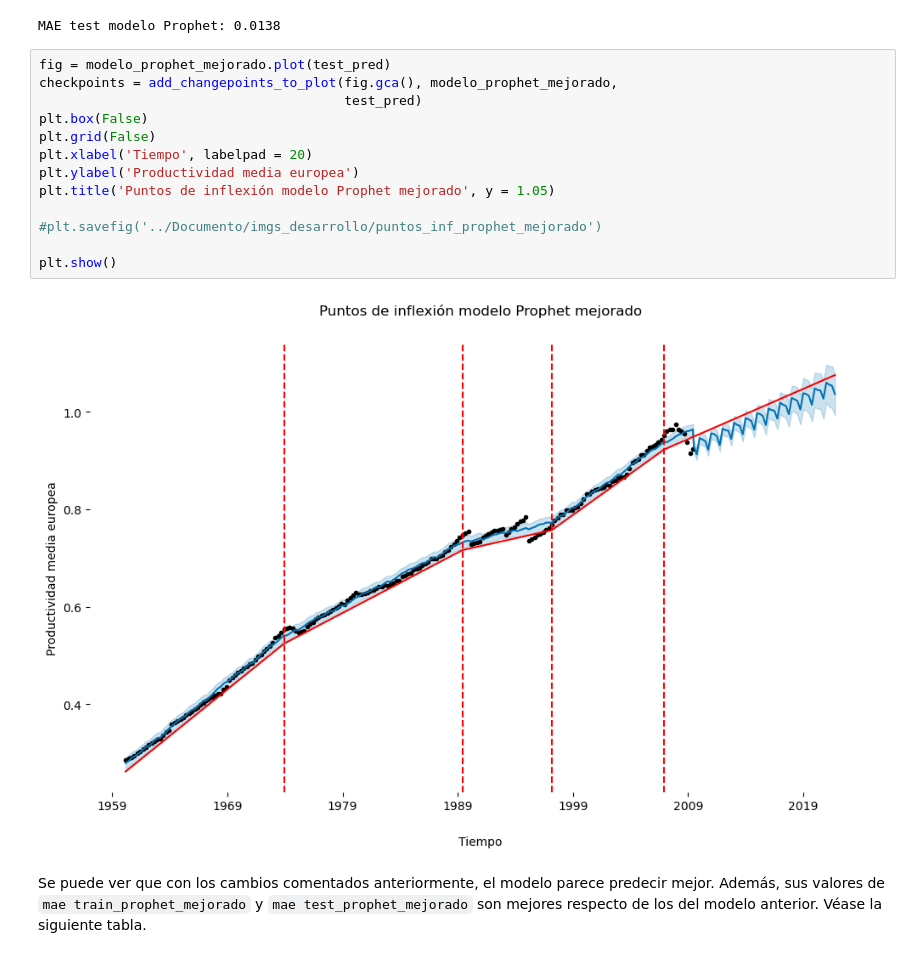
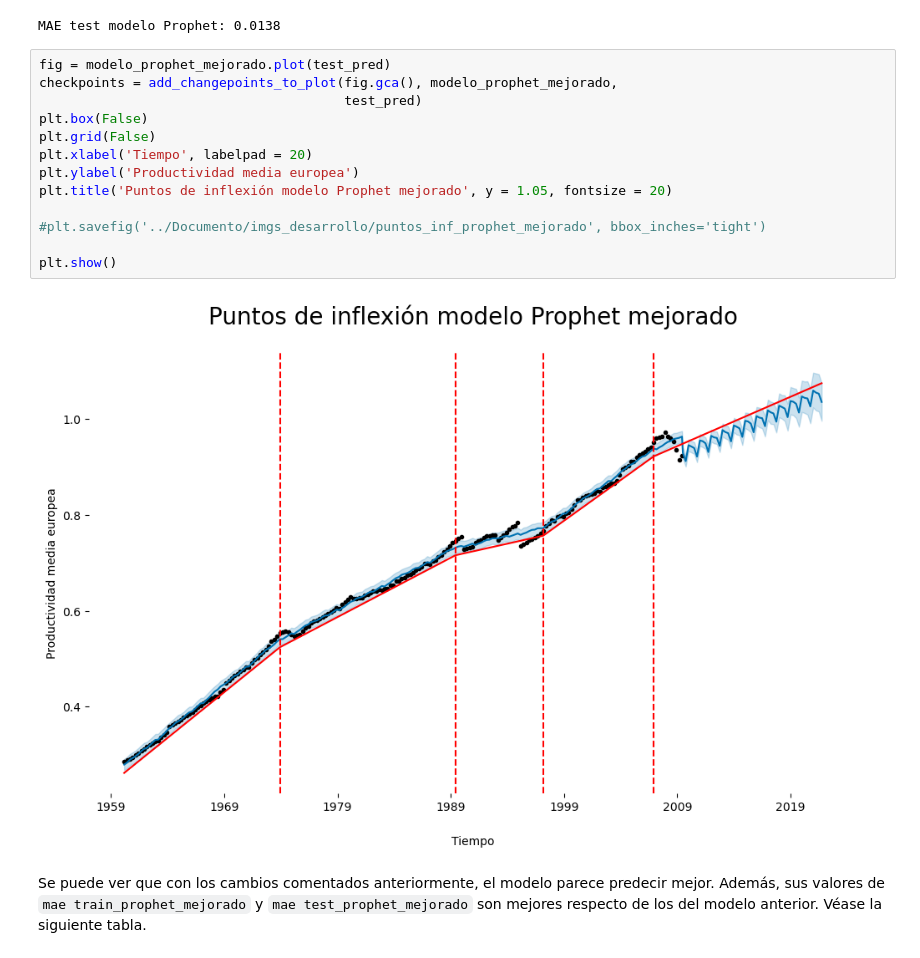
Before and after one commit to JCOQUE/TFG-matematicas, a Jupyter notebook: Desarrollo TFG.ipynb, the cells around one changed output. Cells and saved outputs as stored; diff of their text form.

```diff
--- a/Desarrollo TFG.ipynb
+++ b/Desarrollo TFG.ipynb
@@ -2289,18 +2378,18 @@ MAE test modelo Prophet: 0.0138
 # %%
 fig = modelo_prophet_mejorado.plot(test_pred)
 checkpoints = add_changepoints_to_plot(fig.gca(), modelo_prophet_mejorado,
                                        test_pred)
 plt.box(False)
 plt.grid(False)
 plt.xlabel('Tiempo', labelpad = 20)
 plt.ylabel('Productividad media europea')
-plt.title('Puntos de inflexión modelo Prophet mejorado', y = 1.05)
+plt.title('Puntos de inflexión modelo Prophet mejorado', y = 1.05, fontsize = 20)
 
-#plt.savefig('../Documento/imgs_desarrollo/puntos_inf_prophet_mejorado')
+#plt.savefig('../Documento/imgs_desarrollo/puntos_inf_prophet_mejorado', bbox_inches='tight')
 
 plt.show()
 # %% [output]
-[figure, old version]
+[figure, new version]
 # %% [markdown]
 Se puede ver que con los cambios comentados anteriormente, el modelo parece predecir mejor. Además, sus valores de `mae train_prophet_mejorado` y `mae test_prophet_mejorado` son mejores respecto de los del modelo anterior. Véase la siguiente tabla.
 # %%
```
Also changed, not shown: parts of 52 cells of this notebook, 2 other files.
